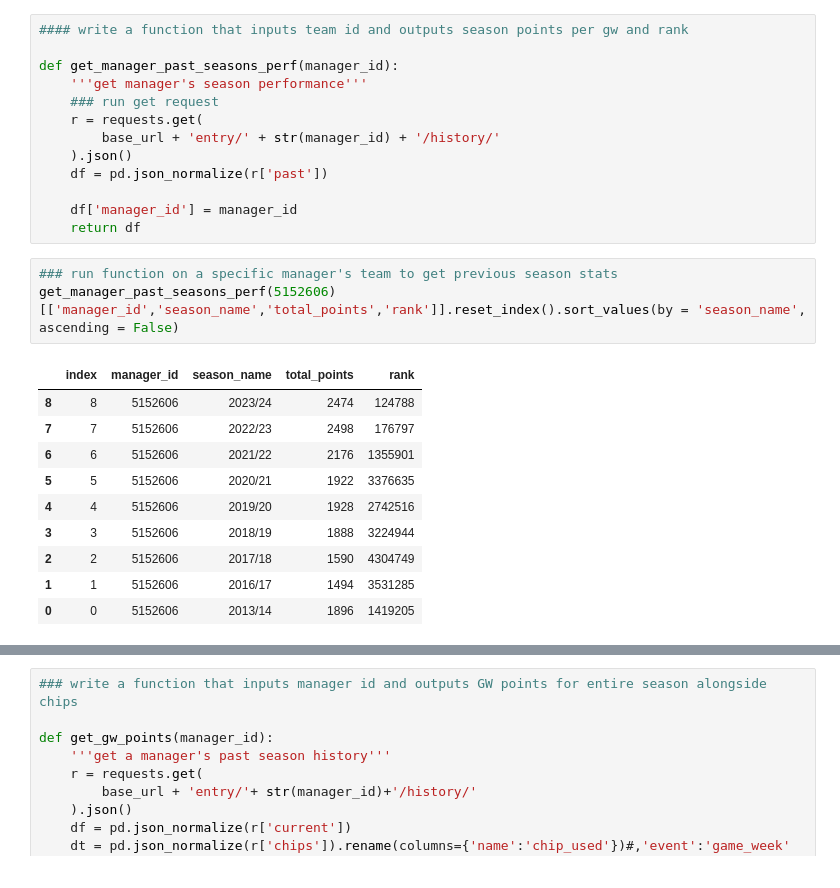
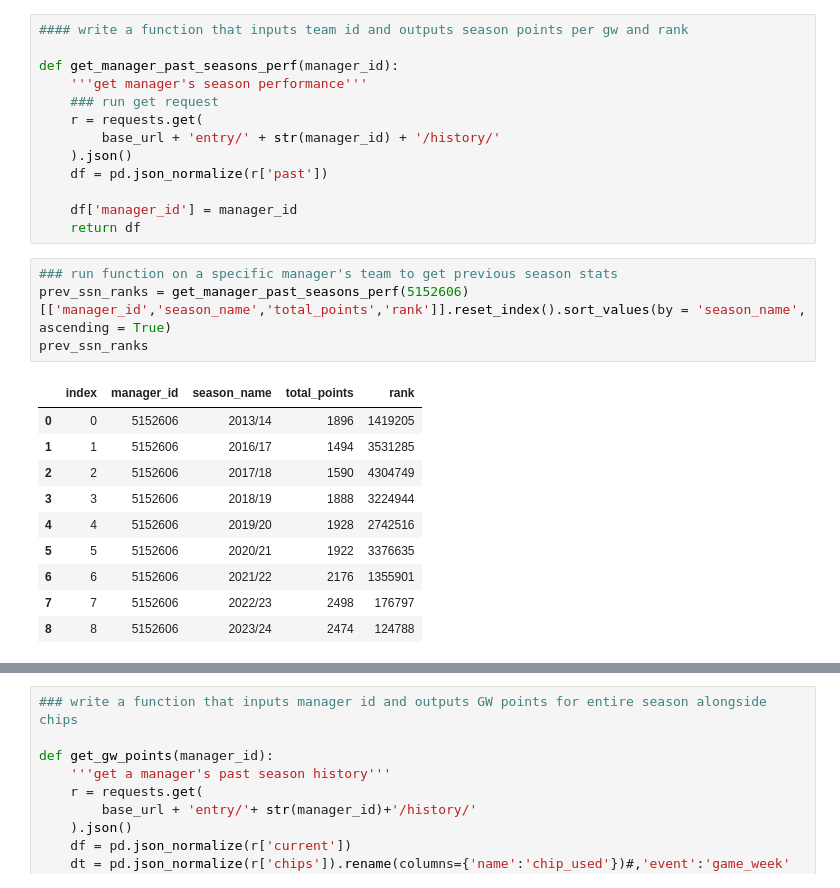
Before and after one commit to Neshmwaniki/FPL-Team-Analysis, a Jupyter notebook: Fantasy Premier League Analysis.ipynb, the cells around one changed output, grey strips where cells are left out. Saved outputs shown, nothing was run; the diff lists cells and outputs as text.

```diff
--- a/Fantasy Premier League Analysis.ipynb
+++ b/Fantasy Premier League Analysis.ipynb
@@ -139,15 +139,16 @@ def get_manager_past_seasons_perf(manager_id):
     return df
 # %%
 ### run function on a specific manager's team to get previous season stats
-get_manager_past_seasons_perf(5152606)[['manager_id','season_name','total_points','rank']].reset_index().sort_values(by = 'season_name', ascending = False)
+prev_ssn_ranks = get_manager_past_seasons_perf(5152606)[['manager_id','season_name','total_points','rank']].reset_index().sort_values(by = 'season_name', ascending = True)
+prev_ssn_ranks
 # %% [output]
 |  | index | manager_id | season_name | total_points | rank |
+| 0 | 0 | 5152606 | 2013/14 | 1896 | 1419205 |
+| 1 | 1 | 5152606 | 2016/17 | 1494 | 3531285 |
+| 2 | 2 | 5152606 | 2017/18 | 1590 | 4304749 |
+| 3 | 3 | 5152606 | 2018/19 | 1888 | 3224944 |
+| 4 | 4 | 5152606 | 2019/20 | 1928 | 2742516 |
+| 5 | 5 | 5152606 | 2020/21 | 1922 | 3376635 |
+| 6 | 6 | 5152606 | 2021/22 | 2176 | 1355901 |
+| 7 | 7 | 5152606 | 2022/23 | 2498 | 176797 |
 | 8 | 8 | 5152606 | 2023/24 | 2474 | 124788 |
-| 7 | 7 | 5152606 | 2022/23 | 2498 | 176797 |
-| 6 | 6 | 5152606 | 2021/22 | 2176 | 1355901 |
-| 5 | 5 | 5152606 | 2020/21 | 1922 | 3376635 |
-| 4 | 4 | 5152606 | 2019/20 | 1928 | 2742516 |
-| 3 | 3 | 5152606 | 2018/19 | 1888 | 3224944 |
-| 2 | 2 | 5152606 | 2017/18 | 1590 | 4304749 |
-| 1 | 1 | 5152606 | 2016/17 | 1494 | 3531285 |
-| 0 | 0 | 5152606 | 2013/14 | 1896 | 1419205 |
```
Also changed, not shown: parts of 1 cell of this notebook.
